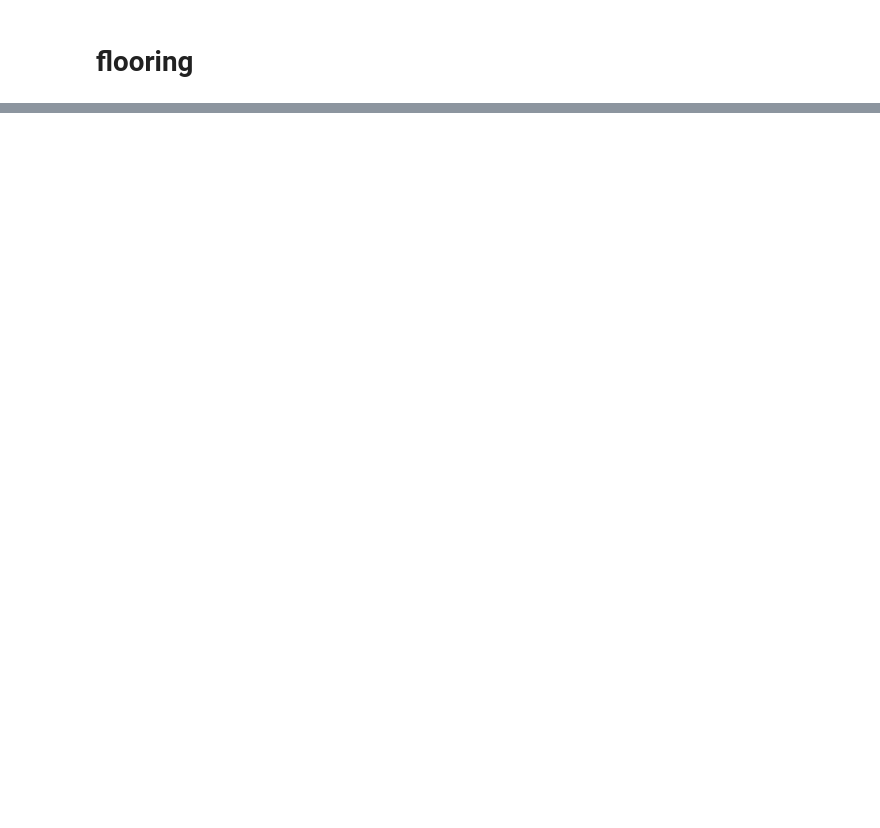
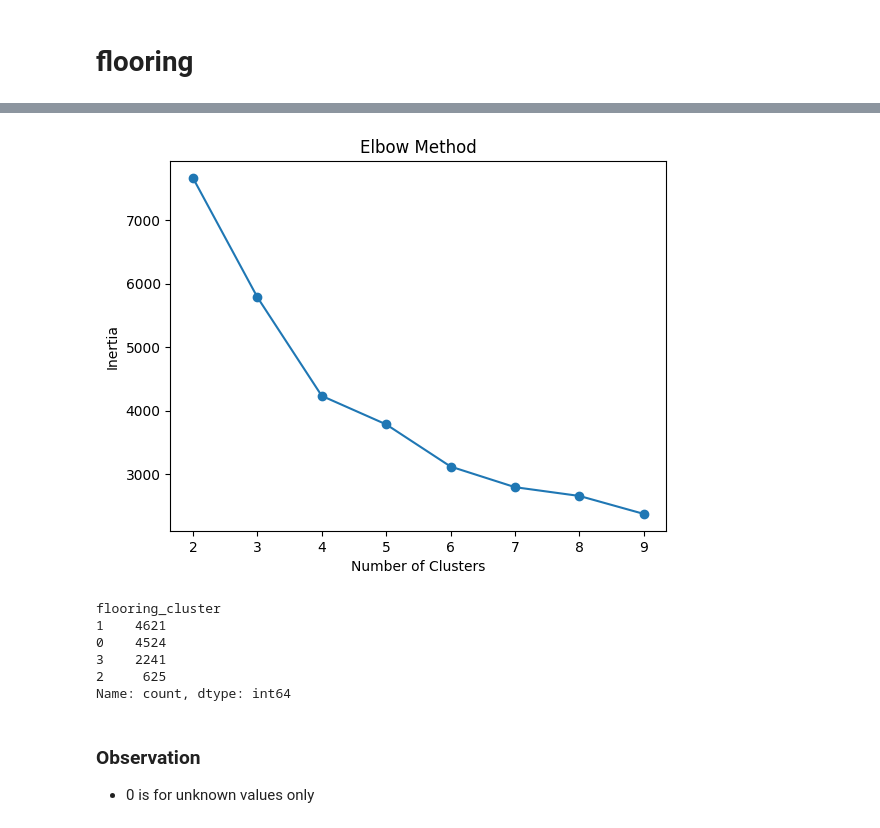
Before and after one commit to Buzz1993/magicbricks-property-analysis-and-price-prediction, a Jupyter notebook: notebooks/magicbricks/1.magicbricks_data_cleaning.ipynb, the cells around one changed output, grey strips where cells are left out. Drawn from its saved outputs; the diff is of its cells as text; code cells hidden in the pictures; blank space fills up the shorter version.

```diff
--- a/notebooks/magicbricks/1.magicbricks_data_cleaning.ipynb
+++ b/notebooks/magicbricks/1.magicbricks_data_cleaning.ipynb
@@ -1941,7 +2026,0 @@ print(unique_floorings)
-# %%
-"""# Populate the new columns based on the "md_flooring" column
-for col in unique_floorings:
-    if col == 'NaN':  # Special handling for NaN
-        df[col] = df['overlooking'].isna().astype(int)
-    else:
-        df[col] = df['overlooking'].str.contains(col, na=False).astype(int)"""
@@ -1951,0 +2055,2 @@ for col in unique_floorings:
+# %%
+df['flooring'] = df['flooring'].fillna('unknown')
@@ -1951,0 +2068,12 @@ for col in unique_floorings:
+# %%
+from sklearn.preprocessing import MultiLabelBinarizer
+
+# Split flooring combinations into individual materials
+df['flooring_split'] = df['flooring'].str.split(', ')
+
+# Use MultiLabelBinarizer to create binary features
+mlb = MultiLabelBinarizer()
+flooring_matrix = mlb.fit_transform(df['flooring_split'])
+
+# Create a DataFrame for encoded flooring data
+flooring_encoded = pd.DataFrame(flooring_matrix, columns=mlb.classes_)
@@ -1951,0 +2089,37 @@ for col in unique_floorings:
+# %%
+from sklearn.cluster import KMeans
+from sklearn.metrics import silhouette_score
+import matplotlib.pyplot as plt
+
+# Find the optimal number of clusters (Elbow Method)
+inertia = []
+range_n_clusters = range(2, 10)
+for n_clusters in range_n_clusters:
+    kmeans = KMeans(n_clusters=n_clusters, random_state=42)
+    kmeans.fit(flooring_encoded)
+    inertia.append(kmeans.inertia_)
+
+# Plot the Elbow Curve
+plt.plot(range_n_clusters, inertia, marker='o')
+plt.xlabel('Number of Clusters')
+plt.ylabel('Inertia')
+plt.title('Elbow Method')
+plt.show()
+
+# Use the chosen number of clusters
+kmeans = KMeans(n_clusters=4, random_state=42)
+df['flooring_cluster'] = kmeans.fit_predict(flooring_encoded)
+# %% [output]
+[figure, added]
+# %%
+df['flooring_cluster'].value_counts()
+# %% [output]
+flooring_cluster
+1    4621
+0    4524
+3    2241
+2     625
+Name: count, dtype: int64
+# %% [markdown]
+### Observation
+ - 0 is for unknown values only
```
Also changed, not shown: parts of 114 cells of this notebook, 14 other files.
